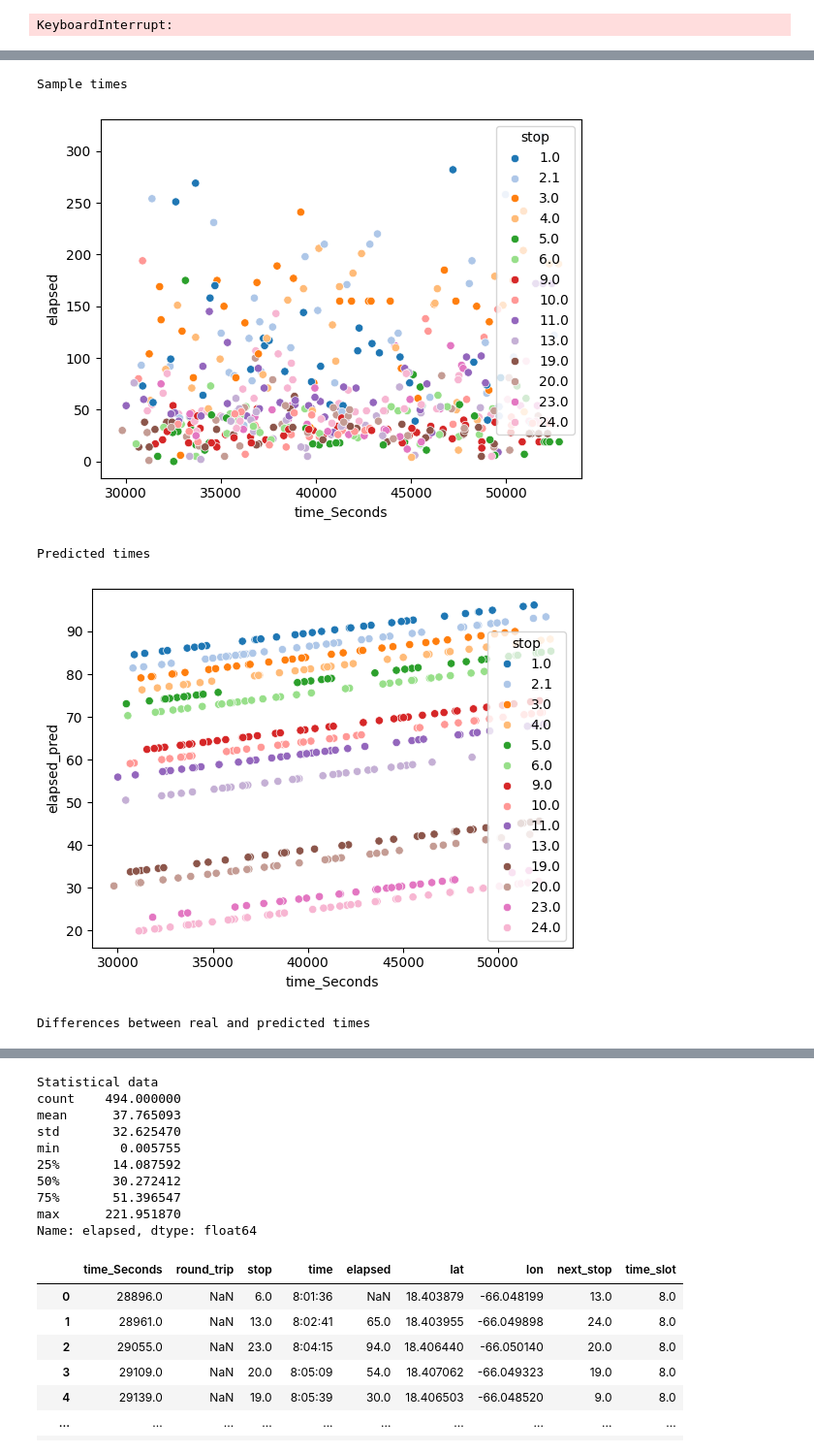
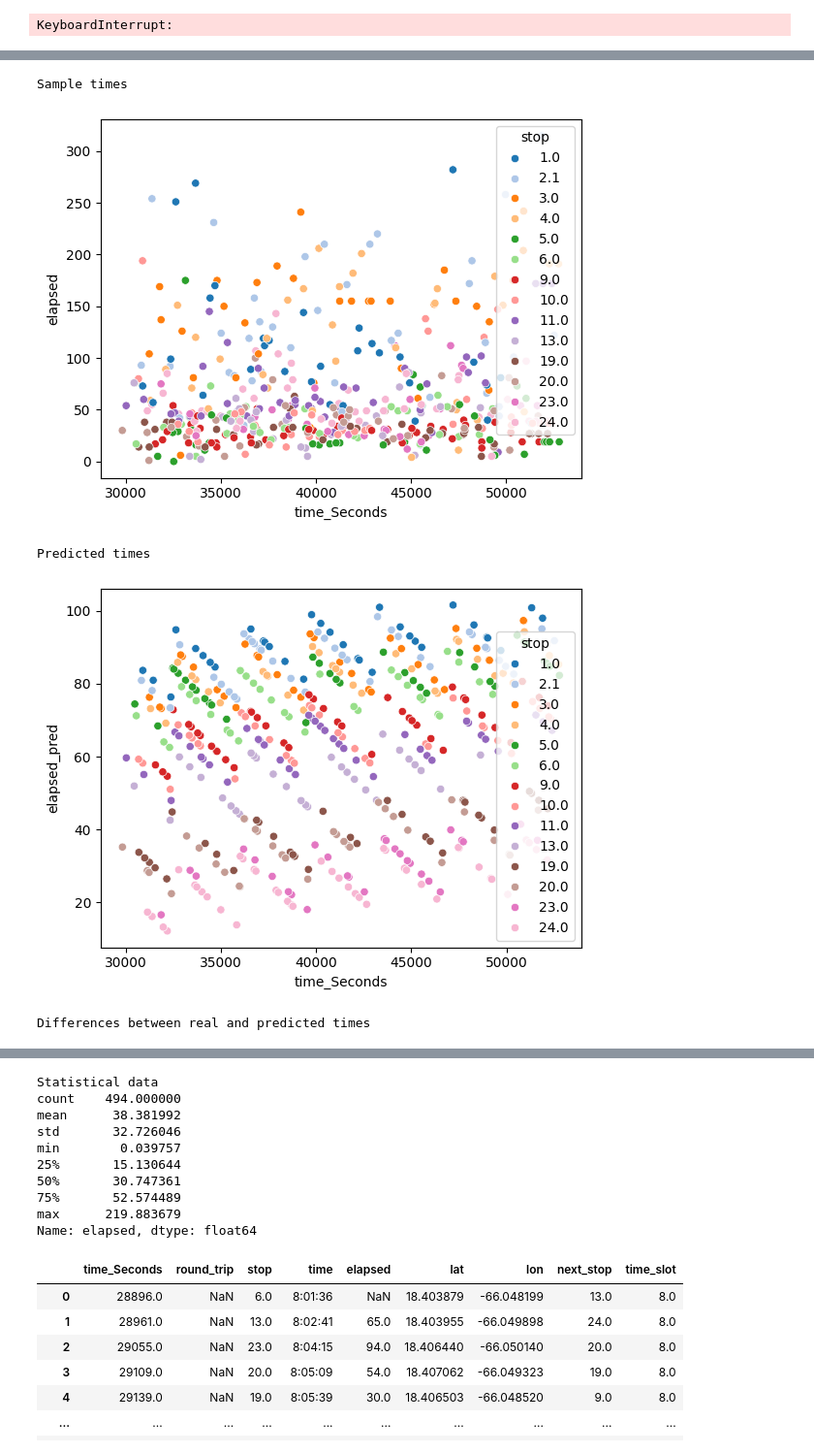
Before and after one commit to sheriranka/urban-computing-bus, a Jupyter notebook: Training.ipynb, the cells around one changed output, grey strips where cells are left out. Shown at 97% size. Cells and saved outputs as stored; diff of their text form; code cells hidden in the pictures.

```diff
--- a/Training.ipynb
+++ b/Training.ipynb
@@ -511,7 +786,7 @@ training = pd.read_csv("augmented.csv")
 ### WHAT IF WE USE the combined and shuffle
 training['time_slot'] = training['time_Seconds']//3600
 sub = training.dropna()
-X = sub[['stop','time_Seconds']]
+X = sub[['stop','time_slot','time_Seconds']]
 y = sub['elapsed']
 
 #Linear Regression
@@ -528,32 +803,32 @@ pred['elapsed_pred']=y_pred
 dat['elapsed']=y_test
 
 print("Sample times")
 sns.scatterplot(data=dat,x='time_Seconds',y='elapsed',hue='stop',palette="tab20")
 plt.show()
 
 print("Predicted times")
 sns.scatterplot(data=pred,x='time_Seconds',y='elapsed_pred',hue='stop',palette="tab20")
 plt.show()
 
 print("Differences between real and predicted times")
 
 dif = np.abs(y_test - y_pred)
 sns.kdeplot(x=dif, color='blue')
 plt.show()
 
 sns.histplot(x=dif,color='green')
 plt.xlim(0,350)
 plt.ylim(0,55)
 plt.show()
 
 sns.boxplot(x=dif,color='red')
 plt.show()
 
 print("Statistical data")
 print(pd.Series(dif).describe())
 # %% [output]
 Sample times
 [figure]
 Predicted times
-[figure, old version]
+[figure, new version]
 Differences between real and predicted times
@@ -563,12 +838,12 @@ Differences between real and predicted times
 Statistical data
 count    494.000000
-mean      37.765093
-std       32.625470
-min        0.005755
-25%       14.087592
-50%       30.272412
-75%       51.396547
-max      221.951870
+mean      38.381992
+std       32.726046
+min        0.039757
+25%       15.130644
+50%       30.747361
+75%       52.574489
+max      219.883679
 Name: elapsed, dtype: float64
 # %%
 # %% [output]
```
Also changed, not shown: parts of 20 cells of this notebook.
